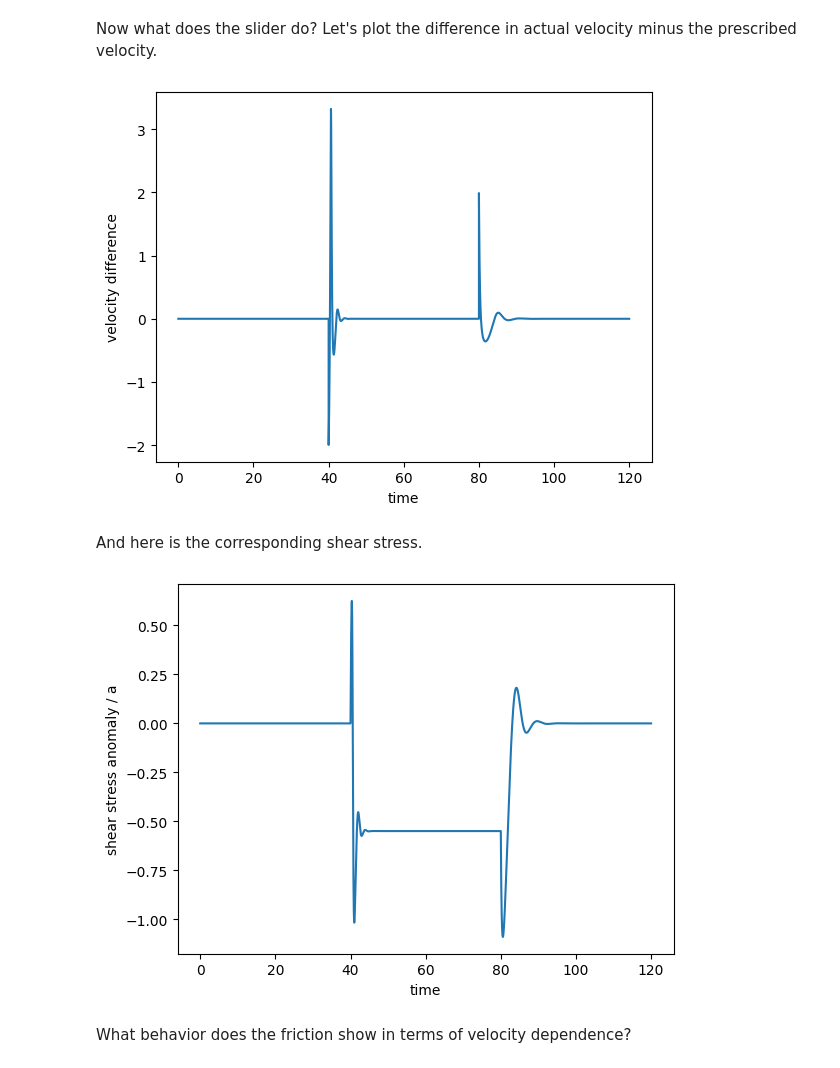
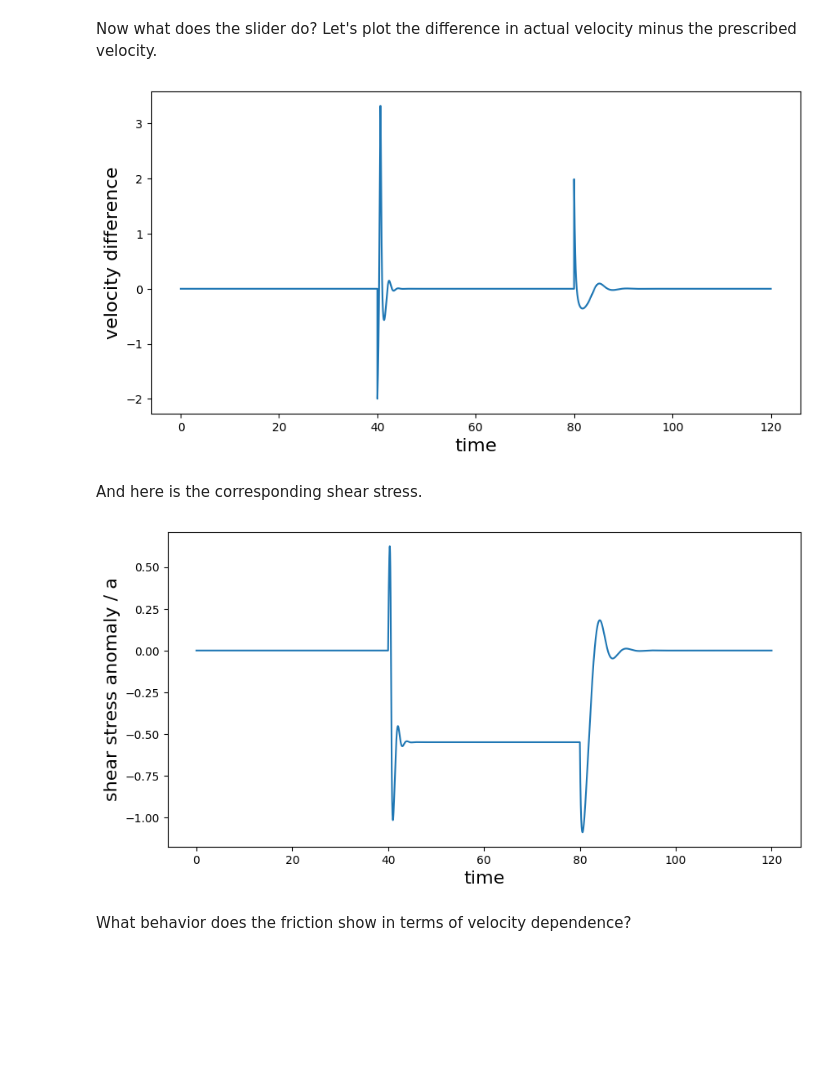
Before and after one commit to dunyuliu/Earth_From_Lab_To_Planet_Tutorials, a Jupyter notebook: Stick_Slip_and_RateStateFriction.ipynb, the cells around one changed output. Drawn from its saved outputs; the diff is of its cells as text; code cells hidden in the pictures; blank space fills up the shorter version.

```diff
--- a/Stick_Slip_and_RateStateFriction.ipynb
+++ b/Stick_Slip_and_RateStateFriction.ipynb
@@ -311,19 +322,23 @@ plt.plot(t,x[:,2]);plt.show()
 # %% [markdown]
 Now what does the slider do? Let's plot the difference in actual velocity minus the prescribed velocity.
 # %%
-plt.xlabel("time")
-plt.ylabel("velocity difference")
+plt.figure(figsize=(10, 5))
+
+plt.xlabel("time", fontsize = 16)
+plt.ylabel("velocity difference", fontsize = 16)
 plt.plot(t,np.exp(x[:,0])-vload(t, par.mode));plt.show()
 # %% [output]
-[figure, old version]
+[figure, new version]
 # %% [markdown]
 And here is the corresponding shear stress.
 # %%
-plt.xlabel("time")
-plt.ylabel("shear stress anomaly / a")
+plt.figure(figsize=(10, 5))
+
+plt.xlabel("time", fontsize = 16)
+plt.ylabel("shear stress anomaly / a", fontsize = 16)
 plt.plot(t,x[:,1]);plt.show()
 # %% [output]
-[figure, old version]
+[figure, new version]
 # %% [markdown]
 What behavior does the friction show in terms of velocity dependence?
 # %% [markdown]
```
Also changed, not shown: parts of 3 cells of this notebook.
